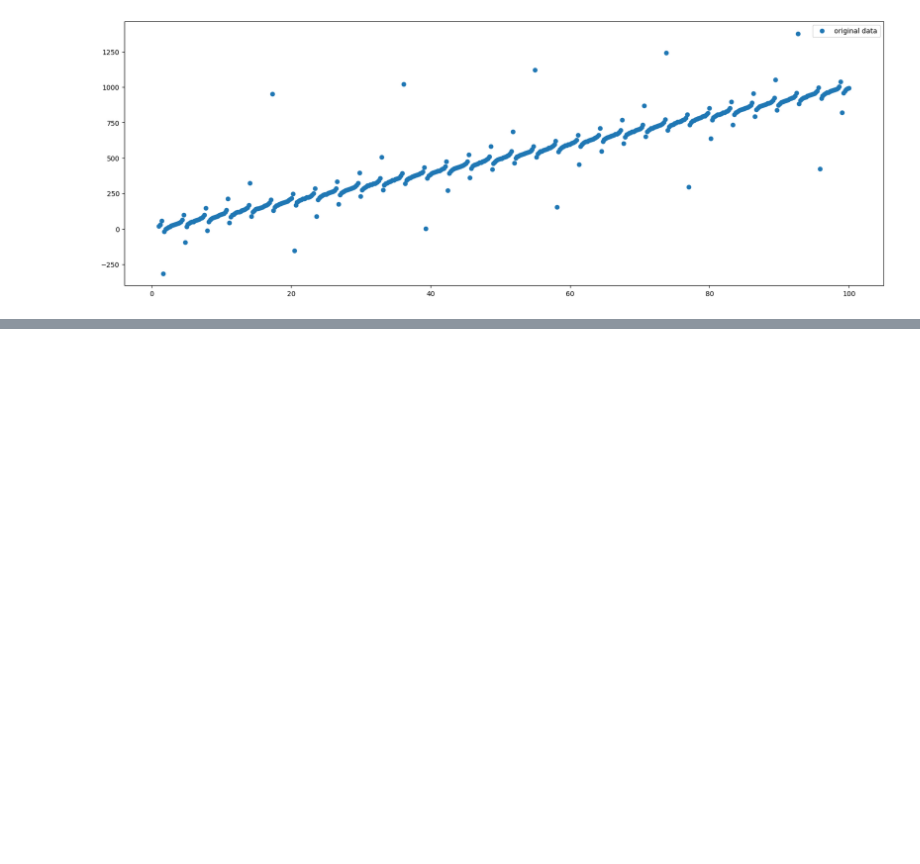
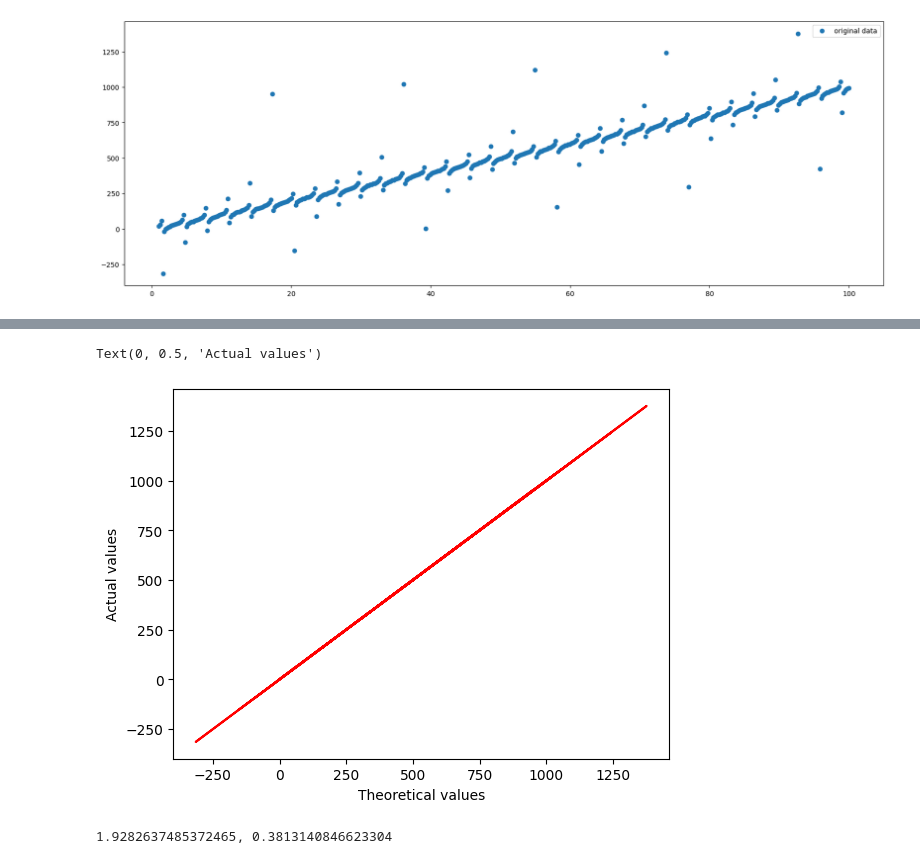
Before and after one commit to LumbaBalumba/MS_prac3, a Jupyter notebook: prac.ipynb, the cells around one changed output, grey strips where cells are left out. Drawn from its saved outputs; the diff is of its cells as text; code cells hidden in the pictures; blank space fills up the shorter version.

```diff
--- a/prac.ipynb
+++ b/prac.ipynb
@@ -46,0 +49,12 @@ plt.show()
+# %%
+plt.plot(y, func(x, *params), color='r')
+plt.xlabel("Theoretical values")
+plt.ylabel("Actual values")
+# %% [output]
+Text(0, 0.5, 'Actual values')
+[figure, added]
+# %%
+statistic, pvalue = normaltest(r)
+print(f'{statistic}, {pvalue}')
+# %% [output]
+1.9282637485372465, 0.3813140846623304
```
Also changed, not shown: parts of 7 cells of this notebook.
